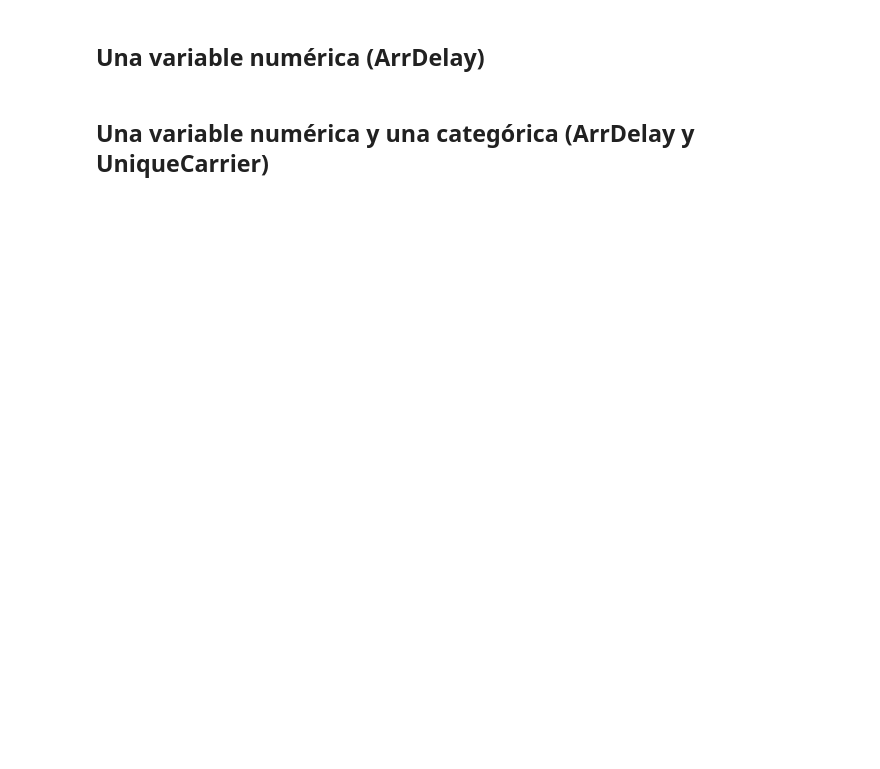
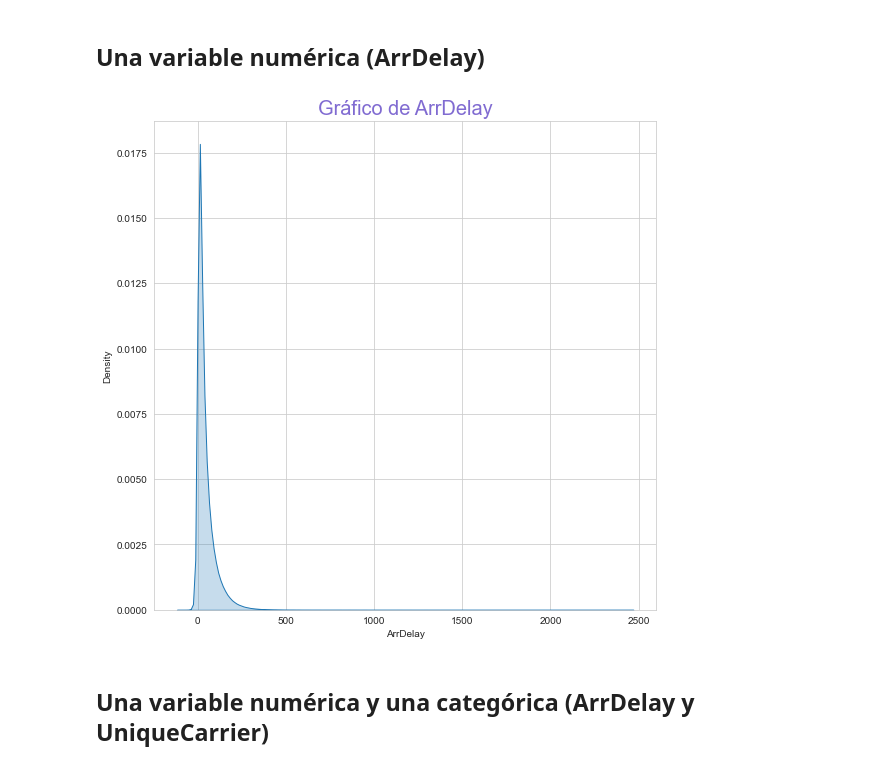
Before and after one commit to luciaalvarezuy/BarcelonaActiva, a Jupyter notebook: 03.TercerSprint/visualización_exploratoria.ipynb, the cells around one changed output. Cells and saved outputs as stored; diff of their text form; code cells hidden in the pictures; blank space fills up the shorter version.

```diff
--- a/03.TercerSprint/visualización_exploratoria.ipynb
+++ b/03.TercerSprint/visualización_exploratoria.ipynb
@@ -27,4 +37,14 @@ Crea al menos una visualización por:
 # %% [markdown]
 ##  Una variable numérica (ArrDelay)
+# %%
+titulo = "Gráfico de ArrDelay"
+plt.figure(figsize =(9, 9))
+fig2 = sns.kdeplot(DataFlights['ArrDelay'], shade=True)
+plt.title(titulo, fontsize=20, color='#6146C6', alpha=0.8)
+plt.show()
+
+fig2.figure.savefig('fig2.png')
+# %% [output]
+[figure, added]
 # %% [markdown]
 ##  Una variable numérica y una categórica (ArrDelay y  UniqueCarrier)
```
Also changed, not shown: parts of 13 cells of this notebook, 16 other files.
